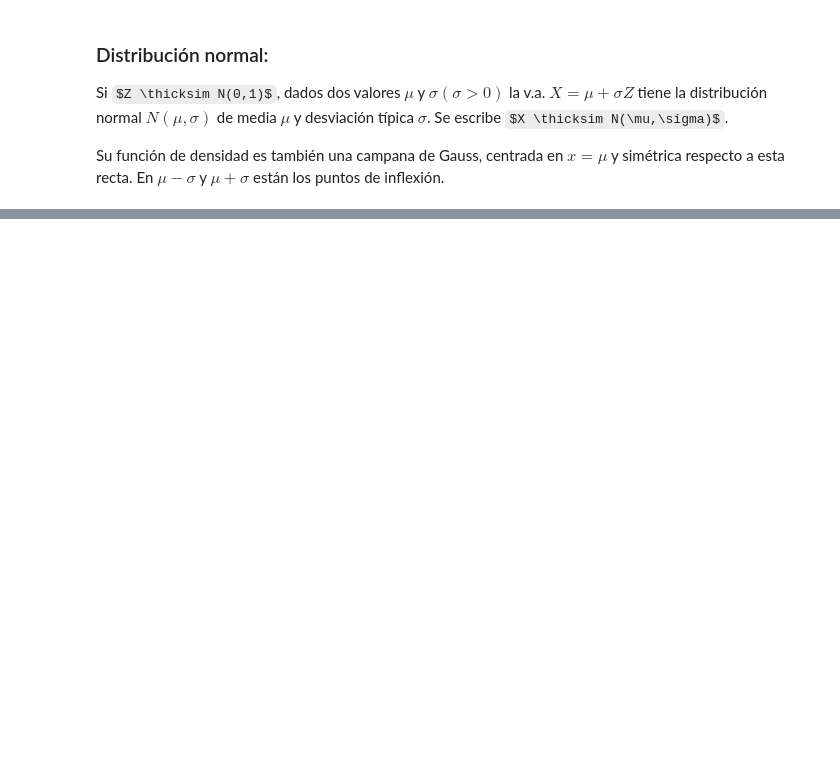
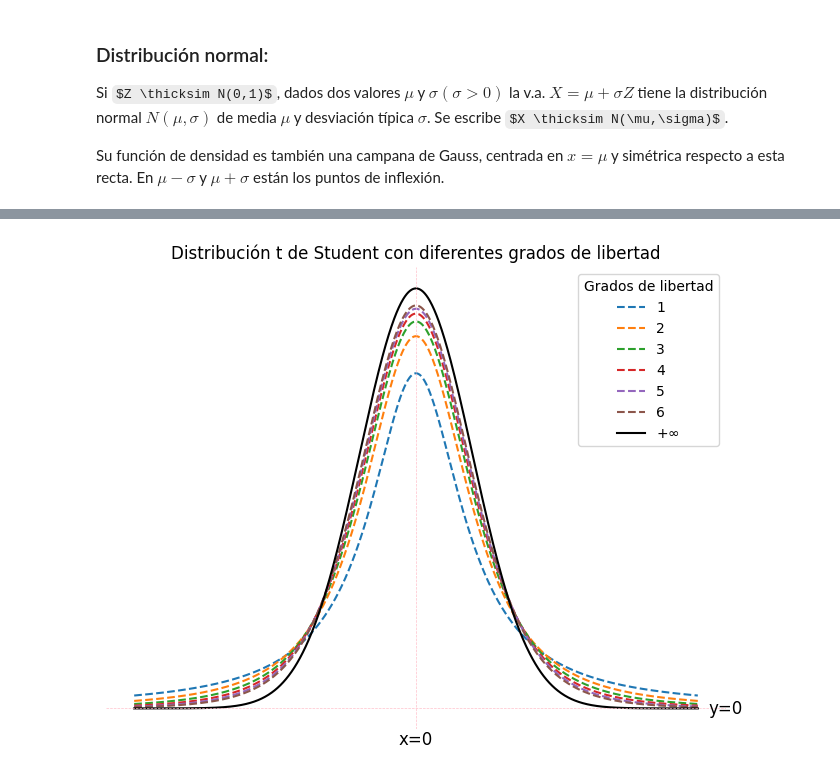
Before and after one commit to ednavivianasegura/Curso_PLN, a Jupyter notebook: PLN_EDNA.ipynb, the cells around one changed output, grey strips where cells are left out. Drawn from its saved outputs; the diff is of its cells as text; code cells hidden in the pictures; some formulas as TeX source; blank space fills up the shorter version.

```diff
--- a/PLN_EDNA.ipynb
+++ b/PLN_EDNA.ipynb
@@ -2270,0 +2302,47 @@ $$P(|X-\mu|<k \sigma) = P(-k\sigma <X-\mu < k\sigma)=P(\mu-k\sigma<X<\mu+k\sigma
+# %%
+# @title Crea distribución t de student
+# import numpy as np
+# import matplotlib.pyplot as plt
+from scipy.stats import t
+
+# Definir el rango para x
+x = np.linspace(-5, 5, 1000)
+
+# Grados de libertad para las distribuciones t de Student
+grados_de_libertad = [1, 2, 3, 4, 5,6,7]  # Añadí 1000 como infinito
+
+# Crear una nueva figura
+plt.figure(figsize=(8, 6))
+
+# Graficar las distribuciones t de Student para diferentes grados de libertad
+for df in grados_de_libertad[:-1]:
+    plt.plot(x, t.pdf(x, df), label=f'{df}', linestyle="--")
+plt.plot(x, t.pdf(x, 10000000000), label=f'$+\infty$', linestyle="-", color="black")
+
+# Agregar texto en x=0 que muestra la media
+plt.text(0, -0.03, 'x=0', ha='center', va='center', color='black', fontsize=12)
+
+# Agregar texto en x=0 que muestra la media
+plt.text(5.5, 0, 'y=0', ha='center', va='center', color='black', fontsize=12)
+
+# Eliminar los ticks de los ejes x e y
+plt.tick_params(axis='x', which='both', bottom=False, top=False, labelbottom=False)
+plt.tick_params(axis='y', which='both', left=False, right=False, labelleft=False)
+
+# Líneas verticales en x=a y x=b
+plt.axvline(x=0, color='pink', linestyle='--', linewidth=0.5)
+
+# Líneas verticales en x=a y x=b
+plt.axhline(y=0, color='pink', linestyle='--', linewidth=0.5)
+
+# Añadir título y leyenda
+plt.title('Distribución t de Student con diferentes grados de libertad')
+plt.legend(title="Grados de libertad")
+
+# Mostrar la gráfica
+plt.grid(False)
+plt.axis('off')
+
+plt.show()
+# %% [output]
+[figure, added]
```
Also changed, not shown: parts of 13 cells of this notebook.
